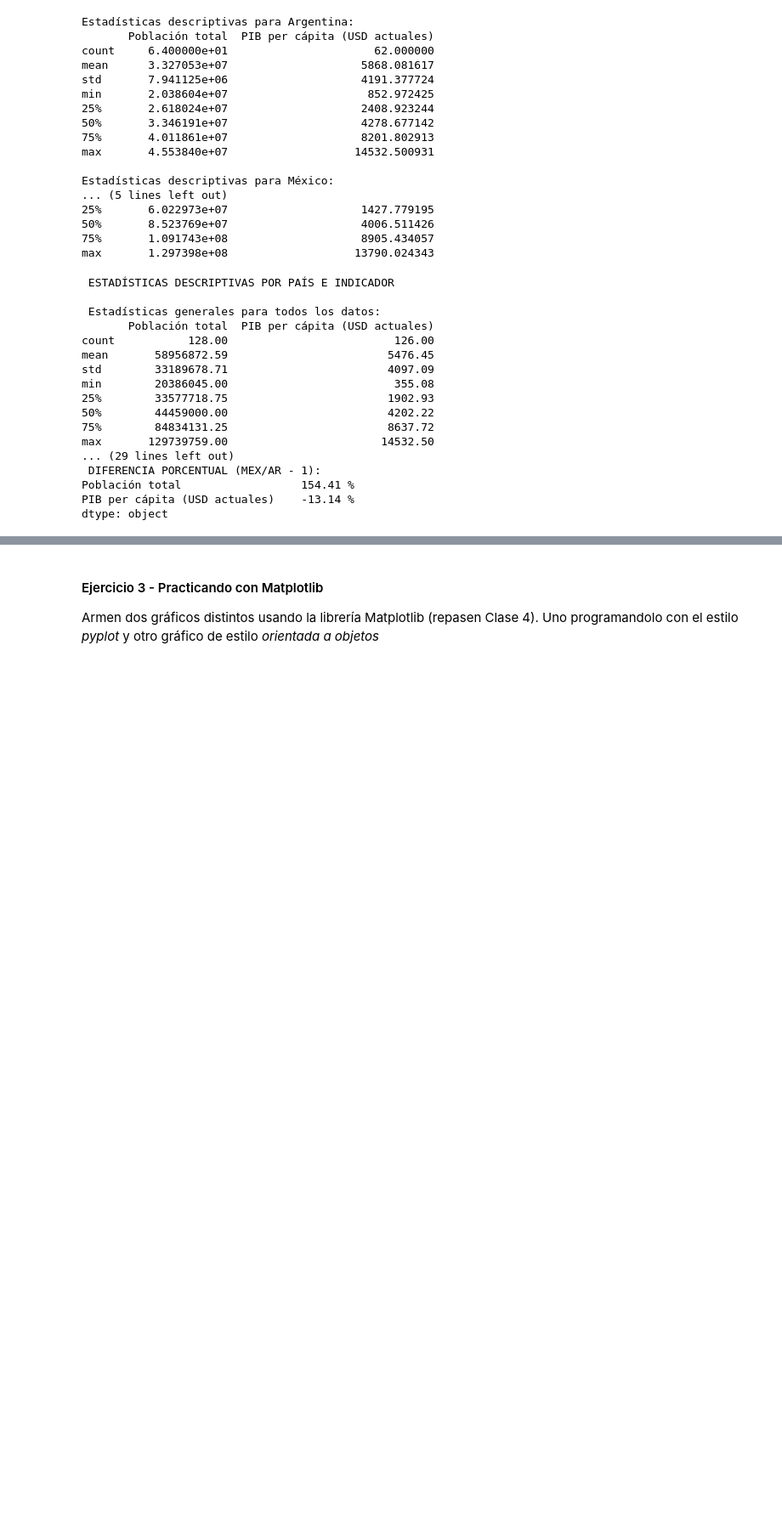
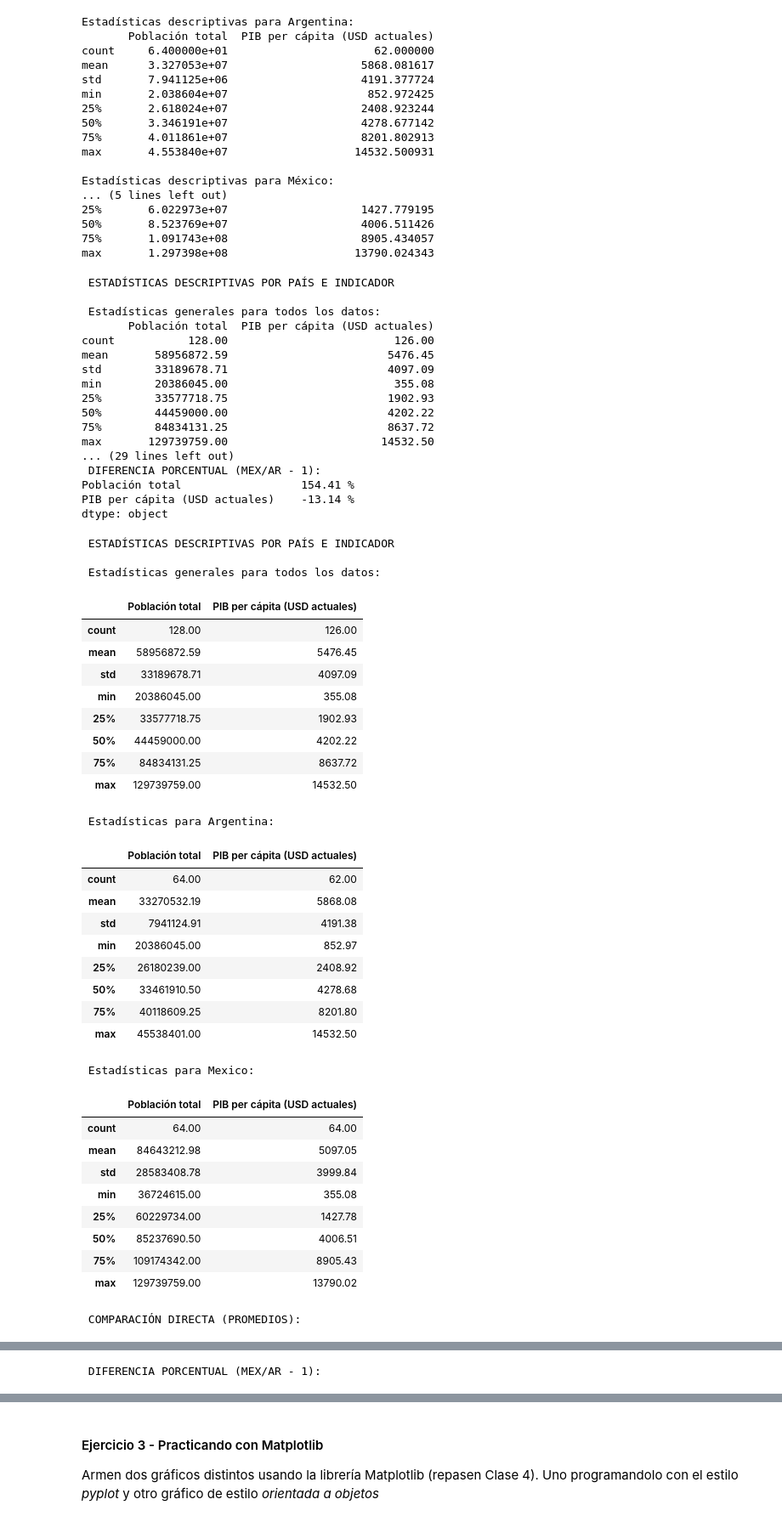
Before and after one commit to A-R-VV/BigDataUBA-Grupo18, a Jupyter notebook: TP1-UBA (1).ipynb, the cells around one changed output, grey strips where cells are left out. Shown: that part at 85% size. Drawn from its saved outputs; the diff is of its cells as text; code cells hidden in the pictures; blank space fills up the shorter version.

```diff
--- a/TP1-UBA (1).ipynb
+++ b/TP1-UBA (1).ipynb
@@ -180,3 +180,82 @@ max       129739759.00                       14532.50
 Población total                  154.41 %
 PIB per cápita (USD actuales)    -13.14 %
 dtype: object
+# %%
+import wbdata
+import pandas as pd
+
+# Paso 1: Configuración de países e indicadores
+paises = ["AR", "MEX"]
+indicadores = {"SP.POP.TOTL": "Población total", "NY.GDP.PCAP.CD": "PIB per cápita (USD actuales)"}
+
+# Paso 2: Obtención de datos del Banco Mundial
+datos = wbdata.get_dataframe(indicadores, country=paises)
+
+# Paso 3: Separar datos por país (ajustado para el índice)
+datos_argentina = datos.loc[datos.index.get_level_values('country') == 'Argentina']
+datos_mexico = datos.loc[datos.index.get_level_values('country') == 'Mexico']
+
+# Paso 4: Concatenar los DataFrames para el análisis
+df = pd.concat([datos_argentina, datos_mexico])
+
+# Paso 5: Verificar que tenemos datos
+if not df.empty:
+    print("\n ESTADÍSTICAS DESCRIPTIVAS POR PAÍS E INDICADOR \n")  # Añadimos emojis para hacerlo más visual
+
+    # Paso 6: Configurar pandas para mostrar más decimales
+    pd.set_option('display.float_format', '{:.2f}'.format)
+
+    # Paso 7: Estadísticas generales
+    print(" Estadísticas generales para todos los datos:")
+    display(df.describe())  # Usamos display() para mostrar el DataFrame en Jupyter Notebook
+
+    # Paso 8: Estadísticas por país
+    for pais in df.index.get_level_values('country').unique():
+        print(f"\n Estadísticas para {pais}:")
+        display(df.loc[df.index.get_level_values('country') == pais].describe())  # Usamos display()
+
+    # Paso 9: Comparación directa de promedios
+    print("\n COMPARACIÓN DIRECTA (PROMEDIOS):")
+    comparacion = df.groupby(level='country').mean(numeric_only=True)
+    display(comparacion)  # Usamos display()
+
+    # Paso 10: Diferencia porcentual entre países (ajustado para Argentina y México)
+    print("\n DIFERENCIA PORCENTUAL (MEX/AR - 1):")
+    diff = (comparacion.loc['Mexico'] / comparacion.loc['Argentina'] - 1) * 100
+    display(diff.round(2).astype(str) + " %")  # Usamos display()
+else:
+    print("No se encontraron datos para los países seleccionados.")
+# %% [output]
+ ESTADÍSTICAS DESCRIPTIVAS POR PAÍS E INDICADOR
+
+ Estadísticas generales para todos los datos:
+|  | Población total | PIB per cápita (USD actuales) |
+| count | 128.00 | 126.00 |
+| mean | 58956872.59 | 5476.45 |
+| std | 33189678.71 | 4097.09 |
+| min | 20386045.00 | 355.08 |
+| 25% | 33577718.75 | 1902.93 |
+| 50% | 44459000.00 | 4202.22 |
+| 75% | 84834131.25 | 8637.72 |
+| max | 129739759.00 | 14532.50 |
+ Estadísticas para Argentina:
+|  | Población total | PIB per cápita (USD actuales) |
+| count | 64.00 | 62.00 |
+| mean | 33270532.19 | 5868.08 |
+| std | 7941124.91 | 4191.38 |
+| min | 20386045.00 | 852.97 |
+| 25% | 26180239.00 | 2408.92 |
+| 50% | 33461910.50 | 4278.68 |
+| 75% | 40118609.25 | 8201.80 |
+| max | 45538401.00 | 14532.50 |
+ Estadísticas para Mexico:
+|  | Población total | PIB per cápita (USD actuales) |
+| count | 64.00 | 64.00 |
+| mean | 84643212.98 | 5097.05 |
+| std | 28583408.78 | 3999.84 |
+| min | 36724615.00 | 355.08 |
+| 25% | 60229734.00 | 1427.78 |
+| 50% | 85237690.50 | 4006.51 |
+| 75% | 109174342.00 | 8905.43 |
+| max | 129739759.00 | 13790.02 |
+ COMPARACIÓN DIRECTA (PROMEDIOS):
@@ -182,0 +266 @@ dtype: object
+ DIFERENCIA PORCENTUAL (MEX/AR - 1):
```
Also changed, not shown: parts of 2 cells of this notebook.
